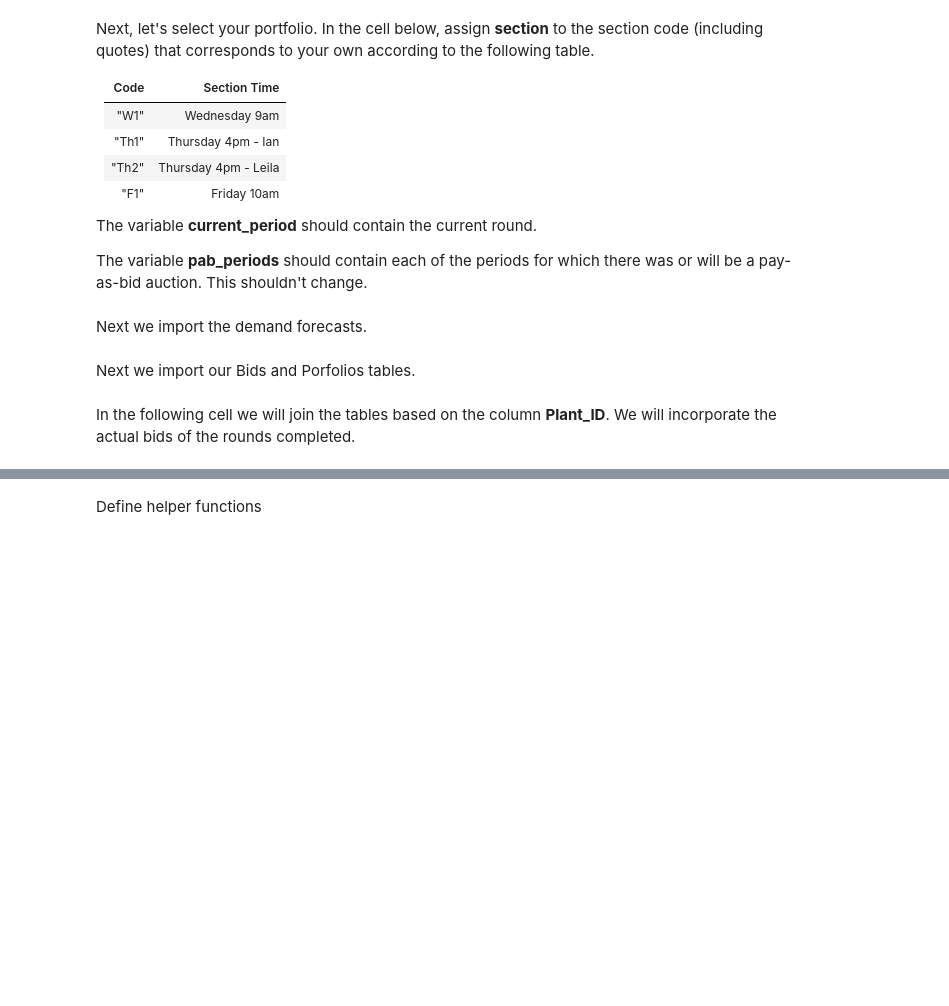
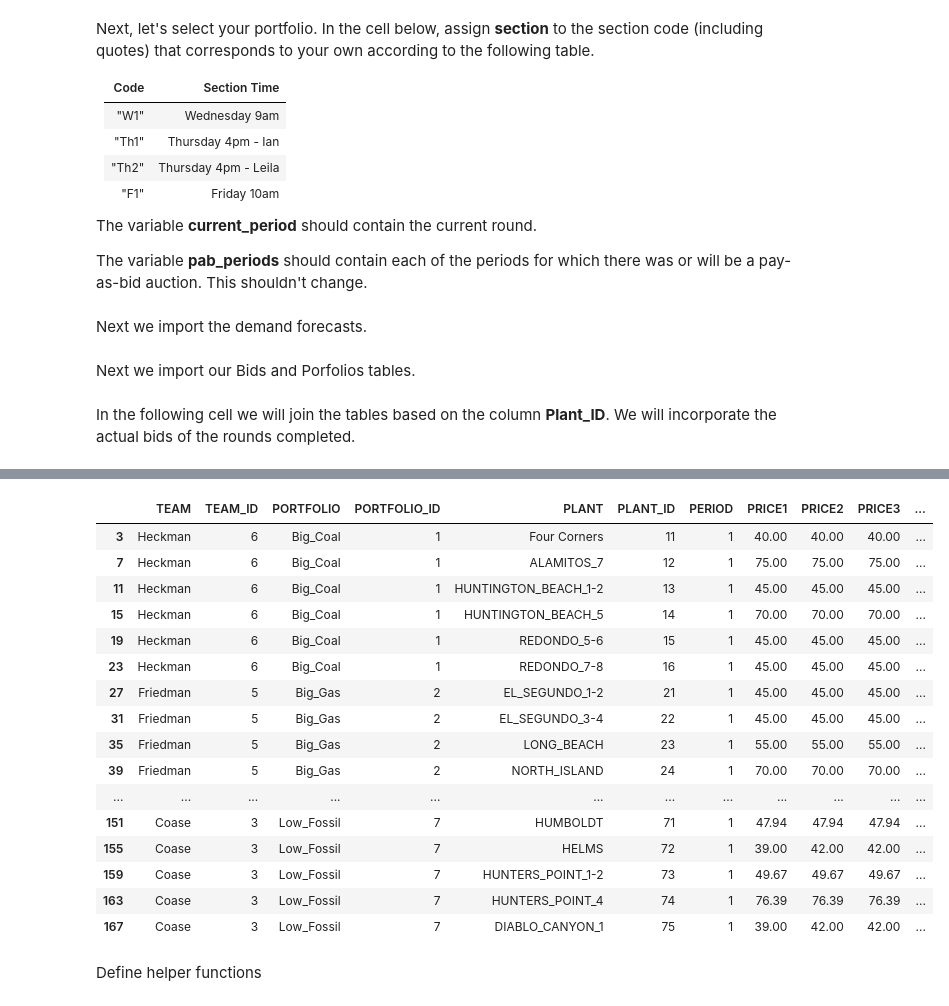
Before and after one commit to ds-modules/EEP-147-SP23, a Jupyter notebook: ESG-LectureGraphs/ESG_LectureGraphs.ipynb, the cells around one changed output, grey strips where cells are left out. Cells and saved outputs as stored; diff of their text form; code cells hidden in the pictures; blank space fills up the shorter version.

```diff
--- a/ESG-LectureGraphs/ESG_LectureGraphs.ipynb
+++ b/ESG-LectureGraphs/ESG_LectureGraphs.ipynb
@@ -73,3 +71,28 @@ FileNotFoundError: [Errno 2] No such file or directory: 'Bids/W1_bids_0.csv'
+# %%
+bids_all = bids_mc.copy()
+bids_all_df = bids_all.sort("PLANT_ID").to_df()
+bids_actual = Table.read_table('Bids/' + section + '_bids_' + str(current_period - 1) + '.csv').sort('PORTFOLIO')
+bids_actual_df = bids_actual.sort("PLANT_ID").to_df()
+# %%
+bids_actual_df.loc[bids_actual_df["PERIOD"] == 1]
+# %% [output]
+|  | TEAM | TEAM_ID | PORTFOLIO | PORTFOLIO_ID | PLANT | PLANT_ID | PERIOD | PRICE1 | PRICE2 | PRICE3 | ... |
+| 3 | Heckman | 6 | Big_Coal | 1 | Four Corners | 11 | 1 | 40.00 | 40.00 | 40.00 | ... |
+| 7 | Heckman | 6 | Big_Coal | 1 | ALAMITOS_7 | 12 | 1 | 75.00 | 75.00 | 75.00 | ... |
+| 11 | Heckman | 6 | Big_Coal | 1 | HUNTINGTON_BEACH_1-2 | 13 | 1 | 45.00 | 45.00 | 45.00 | ... |
+| 15 | Heckman | 6 | Big_Coal | 1 | HUNTINGTON_BEACH_5 | 14 | 1 | 70.00 | 70.00 | 70.00 | ... |
+| 19 | Heckman | 6 | Big_Coal | 1 | REDONDO_5-6 | 15 | 1 | 45.00 | 45.00 | 45.00 | ... |
+| 23 | Heckman | 6 | Big_Coal | 1 | REDONDO_7-8 | 16 | 1 | 45.00 | 45.00 | 45.00 | ... |
+| 27 | Friedman | 5 | Big_Gas | 2 | EL_SEGUNDO_1-2 | 21 | 1 | 45.00 | 45.00 | 45.00 | ... |
+| 31 | Friedman | 5 | Big_Gas | 2 | EL_SEGUNDO_3-4 | 22 | 1 | 45.00 | 45.00 | 45.00 | ... |
+| 35 | Friedman | 5 | Big_Gas | 2 | LONG_BEACH | 23 | 1 | 55.00 | 55.00 | 55.00 | ... |
+| 39 | Friedman | 5 | Big_Gas | 2 | NORTH_ISLAND | 24 | 1 | 70.00 | 70.00 | 70.00 | ... |
+| ... | ... | ... | ... | ... | ... | ... | ... | ... | ... | ... | ... |
+| 151 | Coase | 3 | Low_Fossil | 7 | HUMBOLDT | 71 | 1 | 47.94 | 47.94 | 47.94 | ... |
+| 155 | Coase | 3 | Low_Fossil | 7 | HELMS | 72 | 1 | 39.00 | 42.00 | 42.00 | ... |
+| 159 | Coase | 3 | Low_Fossil | 7 | HUNTERS_POINT_1-2 | 73 | 1 | 49.67 | 49.67 | 49.67 | ... |
+| 163 | Coase | 3 | Low_Fossil | 7 | HUNTERS_POINT_4 | 74 | 1 | 76.39 | 76.39 | 76.39 | ... |
+| 167 | Coase | 3 | Low_Fossil | 7 | DIABLO_CANYON_1 | 75 | 1 | 39.00 | 42.00 | 42.00 | ... |
 # %% [markdown]
 Define helper functions
 # %%
```
Also changed, not shown: parts of 6 cells of this notebook.
